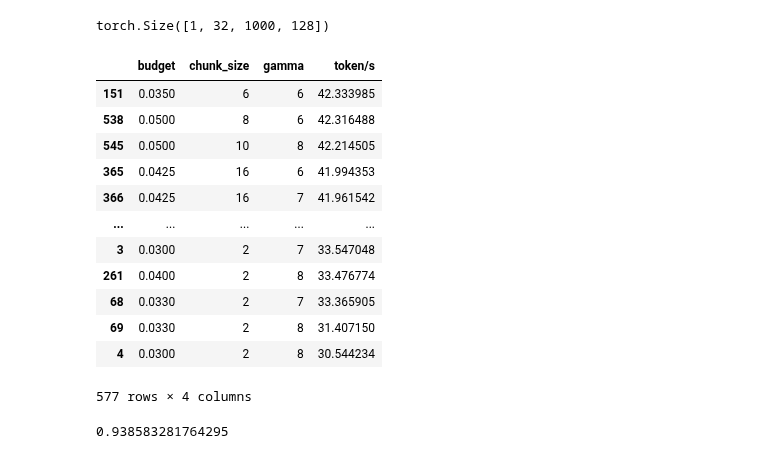
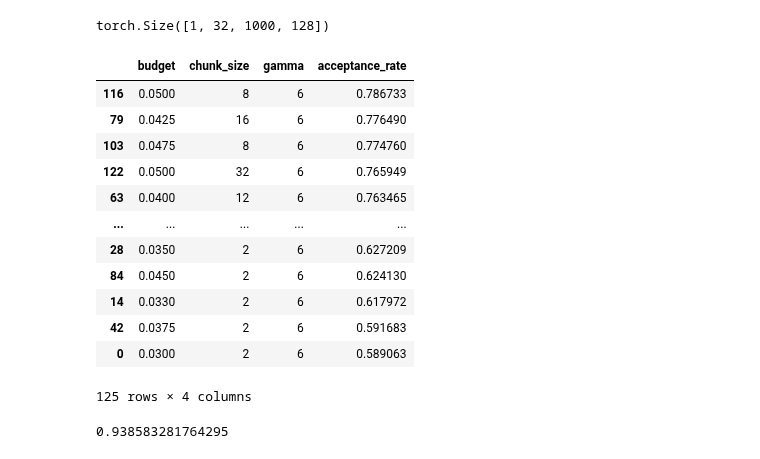
Before and after one commit to ranonrkm/TriForce-legacy, a Jupyter notebook: apps/debug.ipynb, the cells around one changed output. Saved outputs shown, nothing was run; the diff lists cells and outputs as text; code cells hidden in the pictures.

```diff
--- a/apps/debug.ipynb
+++ b/apps/debug.ipynb
@@ -195,36 +195,36 @@ for draft in draft_list:
 # %%
 import pandas as pd
 from sympy import symbols, Eq, solve
 from termcolor import colored
 import random
 
 def fake2real(fake,gamma=4):
     a = 1+ gamma*fake
     x = symbols('x')
     equation = Eq(x**(gamma+1) - a*x + a - 1, 0)
     solutions = solve(equation, x)
     return solutions[1]
 
 csv_file_path = '/home/hanshis/workspace/LongContextInfer/test/report/A100_E2E_graph_chain_retrieval.csv'
 df = pd.read_csv(csv_file_path)
-# df = df[df['budget'] == 0.033]
+df = df[df['gamma'] == 6]
 
-result = df.groupby(['budget','chunk_size','gamma'])['token/s'].mean().reset_index().sort_values(by='token/s', ascending=False)
+result = df.groupby(['budget','chunk_size','gamma'])['acceptance_rate'].mean().reset_index().sort_values(by='acceptance_rate', ascending=False)
 result
 # %% [output]
-|  | budget | chunk_size | gamma | token/s |
-| 151 | 0.0350 | 6 | 6 | 42.333985 |
-| 538 | 0.0500 | 8 | 6 | 42.316488 |
-| 545 | 0.0500 | 10 | 8 | 42.214505 |
-| 365 | 0.0425 | 16 | 6 | 41.994353 |
-| 366 | 0.0425 | 16 | 7 | 41.961542 |
+|  | budget | chunk_size | gamma | acceptance_rate |
+| 116 | 0.0500 | 8 | 6 | 0.786733 |
+| 79 | 0.0425 | 16 | 6 | 0.776490 |
+| 103 | 0.0475 | 8 | 6 | 0.774760 |
+| 122 | 0.0500 | 32 | 6 | 0.765949 |
+| 63 | 0.0400 | 12 | 6 | 0.763465 |
 | ... | ... | ... | ... | ... |
-| 3 | 0.0300 | 2 | 7 | 33.547048 |
-| 261 | 0.0400 | 2 | 8 | 33.476774 |
-| 68 | 0.0330 | 2 | 7 | 33.365905 |
-| 69 | 0.0330 | 2 | 8 | 31.407150 |
-| 4 | 0.0300 | 2 | 8 | 30.544234 |
+| 28 | 0.0350 | 2 | 6 | 0.627209 |
+| 84 | 0.0450 | 2 | 6 | 0.624130 |
+| 14 | 0.0330 | 2 | 6 | 0.617972 |
+| 42 | 0.0375 | 2 | 6 | 0.591683 |
+| 0 | 0.0300 | 2 | 6 | 0.589063 |
-577 rows × 4 columns
+125 rows × 4 columns
 # %%
 def bisection_method(f, a, b, tol=1e-10, max_iter=1000):
     """
```
Also changed, not shown: 12 other files.
